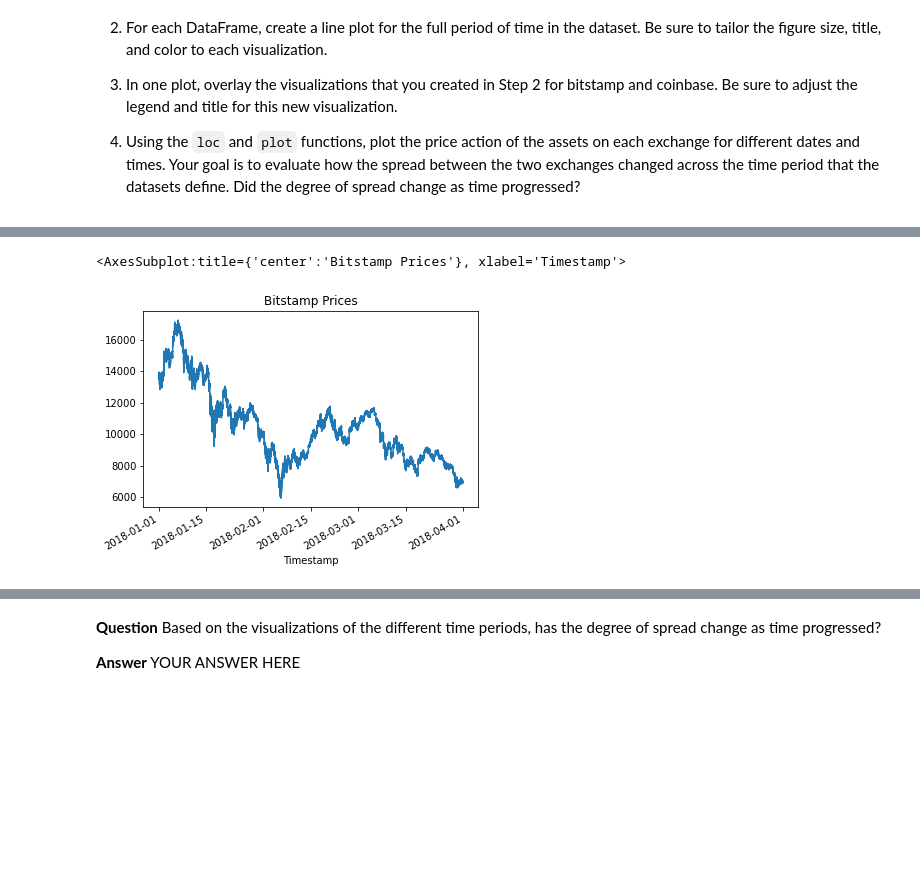
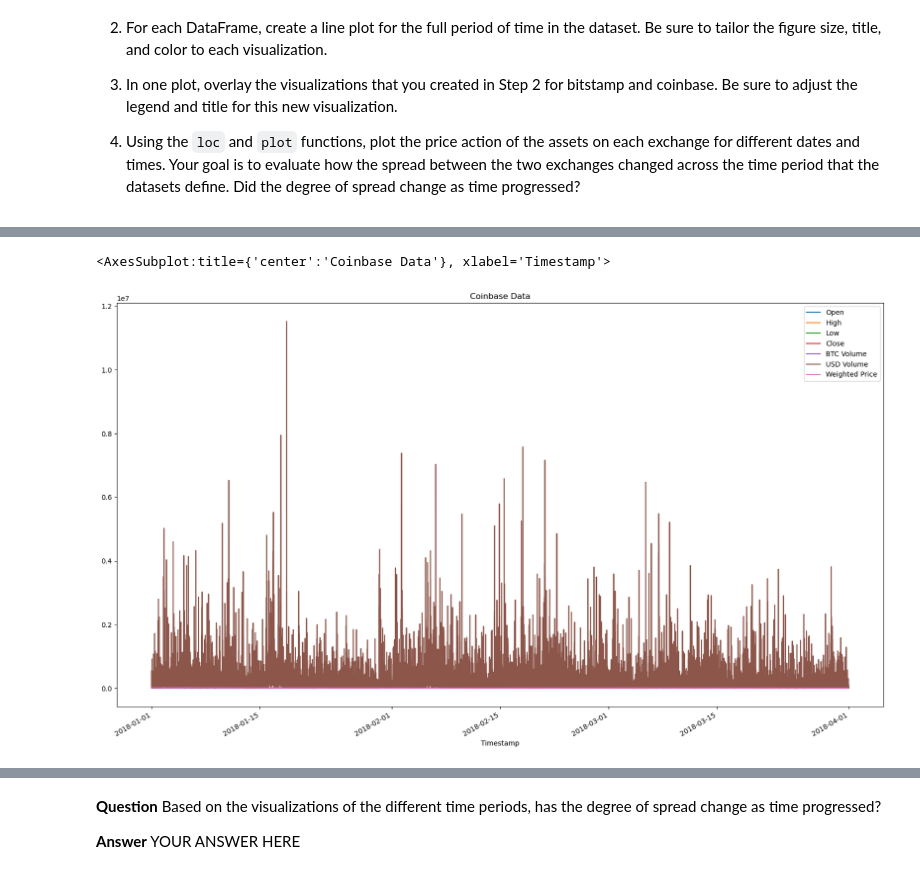
Before and after one commit to briabr/crypto-arbitrage, a Jupyter notebook: crypto_arbitrage.ipynb, the cells around one changed output, grey strips where cells are left out. Saved outputs shown, nothing was run; the diff lists cells and outputs as text; code cells hidden in the pictures; blank space fills up the shorter version.

```diff
--- a/crypto_arbitrage.ipynb
+++ b/crypto_arbitrage.ipynb
@@ -58,7 +59,7 @@ bitstamp = # YOUR CODE HERE
 # The CSV file is located in the Resources folder.
 # Set the index to the column "Timestamp"
 # Set the parse_dates and infer_datetime_format parameters
-coinbase = # YOUR CODE HERE
+coinbase = pd.read_csv(Path("Resources/coinbase.csv"),index_col="Timestamp",parse_dates=True,infer_datetime_format=True)
 # %%
 # Use the head (and/or tail) function to confirm that the data was imported properly.
 # YOUR CODE HERE
@@ -91,0 +111,3 @@ To prepare and clean your data for analysis, complete the following steps:
+# %%
+coinbase= coinbase.dropna()
+coinbase
@@ -96,0 +151,3 @@ To prepare and clean your data for analysis, complete the following steps:
+# %%
+coinbase["Close"] = coinbase["Close"].str.replace("$", "")
+coinbase
@@ -102,2 +175,4 @@ To prepare and clean your data for analysis, complete the following steps:
+# %%
+coinbase["Close"] = coinbase["Close"].astype("float")
 # %% [markdown]
 ### Step 4: Review the data for duplicated values, and drop them if necessary.
@@ -205,10 +351,11 @@ Sort through the time series data associated with the bitstamp and coinbase Data
 # %%
 # Create a line plot for the coinbase DataFrame for the full length of time in the dataset
 # Be sure that the figure size, title, and color are tailored to each visualization
 # YOUR CODE HERE
+coinbase.plot(kind='line', figsize=(20,12),title='Coinbase Data')
 # %% [output]
-<AxesSubplot:title={'center':'Bitstamp Prices'}, xlabel='Timestamp'>
+<AxesSubplot:title={'center':'Coinbase Data'}, xlabel='Timestamp'>
-[figure, old version]
+[figure, new version]
 # %%
 # Overlay the visualizations for the bitstamp and coinbase DataFrames in one plot
 # The plot should visualize the prices over the full lenth of the dataset
```
Also changed, not shown: parts of 38 cells of this notebook.
